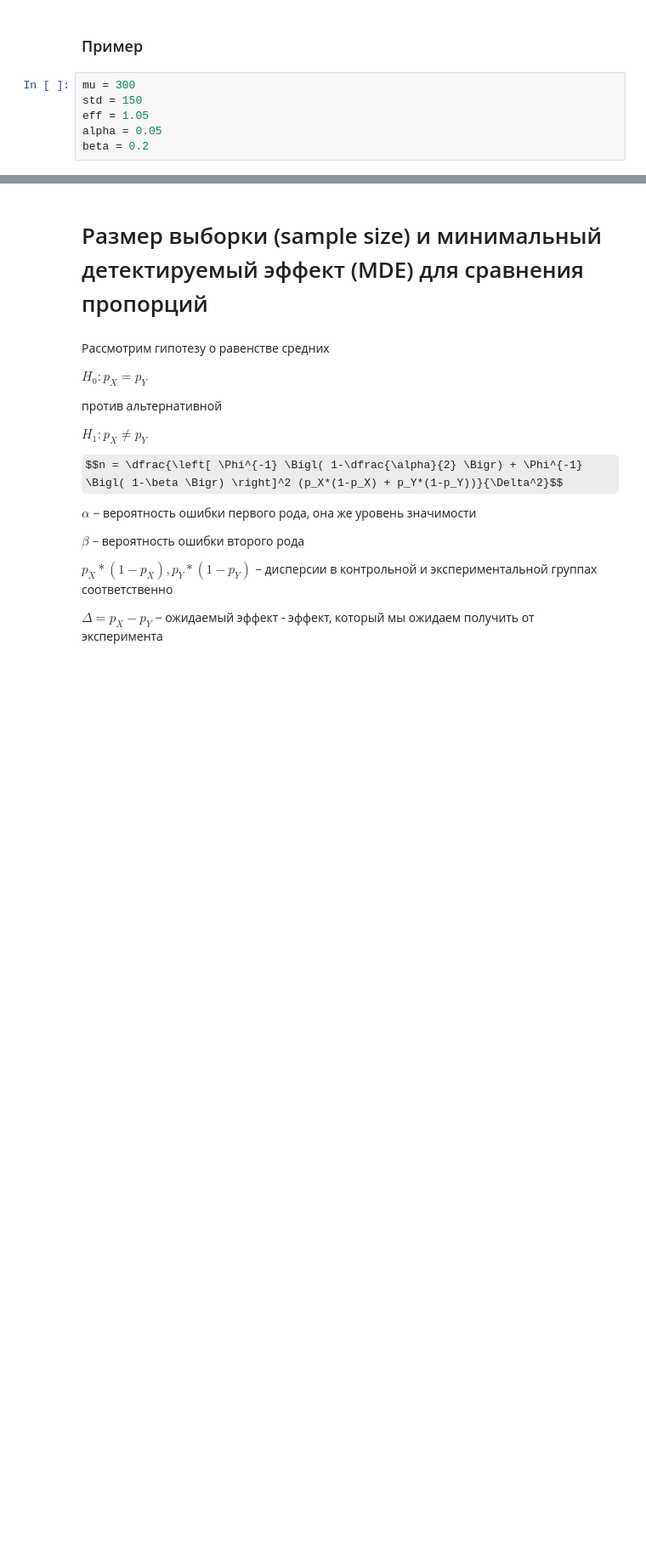
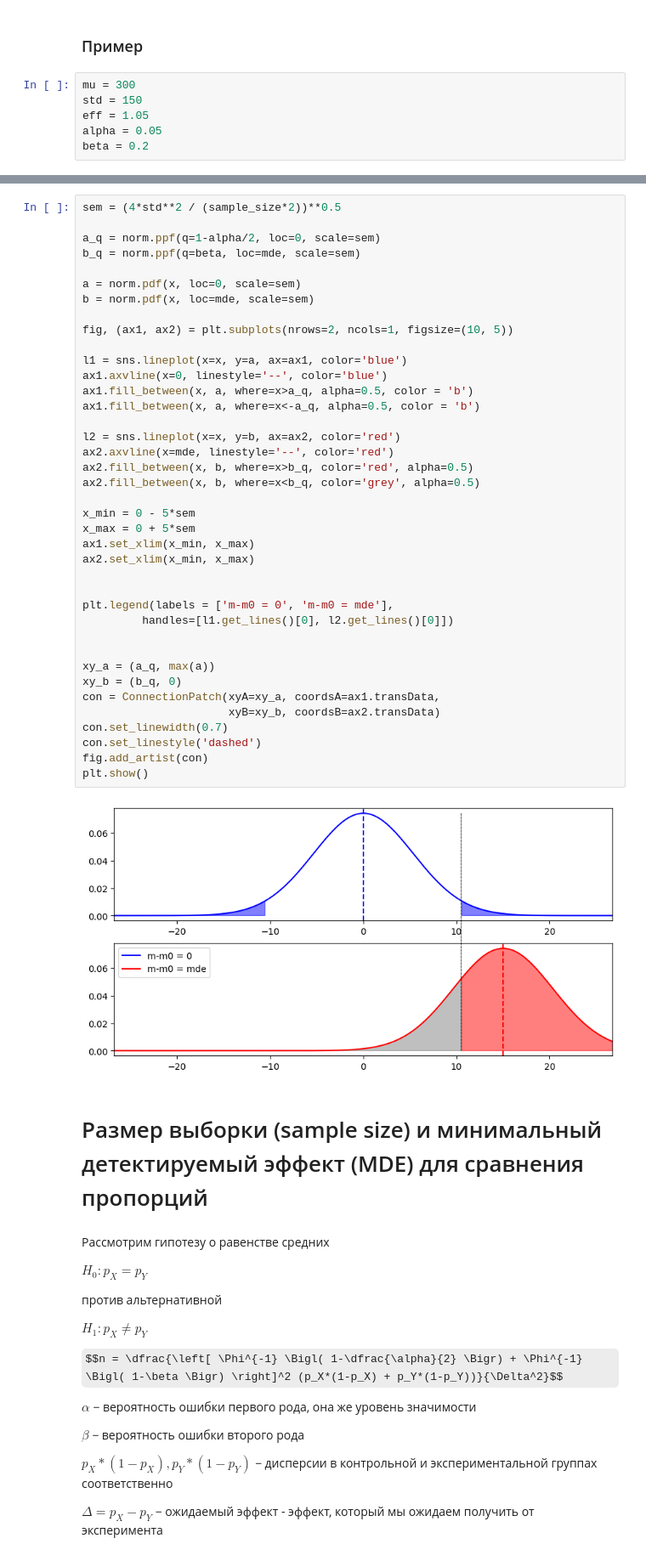
Before and after one commit to ShashlovAI/stat, a Jupyter notebook: AB/sample_size_and_MDE.ipynb, the cells around one changed output, grey strips where cells are left out. Shown at 85% size. Saved outputs shown, nothing was run; the diff lists cells and outputs as text; some formulas as TeX source; blank space fills up the shorter version.

```diff
--- a/AB/sample_size_and_MDE.ipynb
+++ b/AB/sample_size_and_MDE.ipynb
@@ -136,3 +159,44 @@ mde statsmodels = 15.0036
+# %%
+sem = (4*std**2 / (sample_size*2))**0.5
+
+a_q = norm.ppf(q=1-alpha/2, loc=0, scale=sem)
+b_q = norm.ppf(q=beta, loc=mde, scale=sem)
+
+a = norm.pdf(x, loc=0, scale=sem)
+b = norm.pdf(x, loc=mde, scale=sem)
+
+fig, (ax1, ax2) = plt.subplots(nrows=2, ncols=1, figsize=(10, 5))
+
+l1 = sns.lineplot(x=x, y=a, ax=ax1, color='blue')
+ax1.axvline(x=0, linestyle='--', color='blue')
+ax1.fill_between(x, a, where=x>a_q, alpha=0.5, color = 'b')
+ax1.fill_between(x, a, where=x<-a_q, alpha=0.5, color = 'b')
+
+l2 = sns.lineplot(x=x, y=b, ax=ax2, color='red')
+ax2.axvline(x=mde, linestyle='--', color='red')
+ax2.fill_between(x, b, where=x>b_q, color='red', alpha=0.5)
+ax2.fill_between(x, b, where=x<b_q, color='grey', alpha=0.5)
+
+x_min = 0 - 5*sem
+x_max = 0 + 5*sem
+ax1.set_xlim(x_min, x_max)
+ax2.set_xlim(x_min, x_max)
+
+
+plt.legend(labels = ['m-m0 = 0', 'm-m0 = mde'],
+         handles=[l1.get_lines()[0], l2.get_lines()[0]])
+
+
+xy_a = (a_q, max(a))
+xy_b = (b_q, 0)
+con = ConnectionPatch(xyA=xy_a, coordsA=ax1.transData,
+                      xyB=xy_b, coordsB=ax2.transData)
+con.set_linewidth(0.7)
+con.set_linestyle('dashed')
+fig.add_artist(con)
+plt.show()
+# %% [output]
+[figure, added]
 # %% [markdown]
 # Размер выборки (sample size) и минимальный детектируемый эффект (MDE) для сравнения  пропорций
 # %% [markdown]
```
Also changed, not shown: parts of 4 cells of this notebook.
